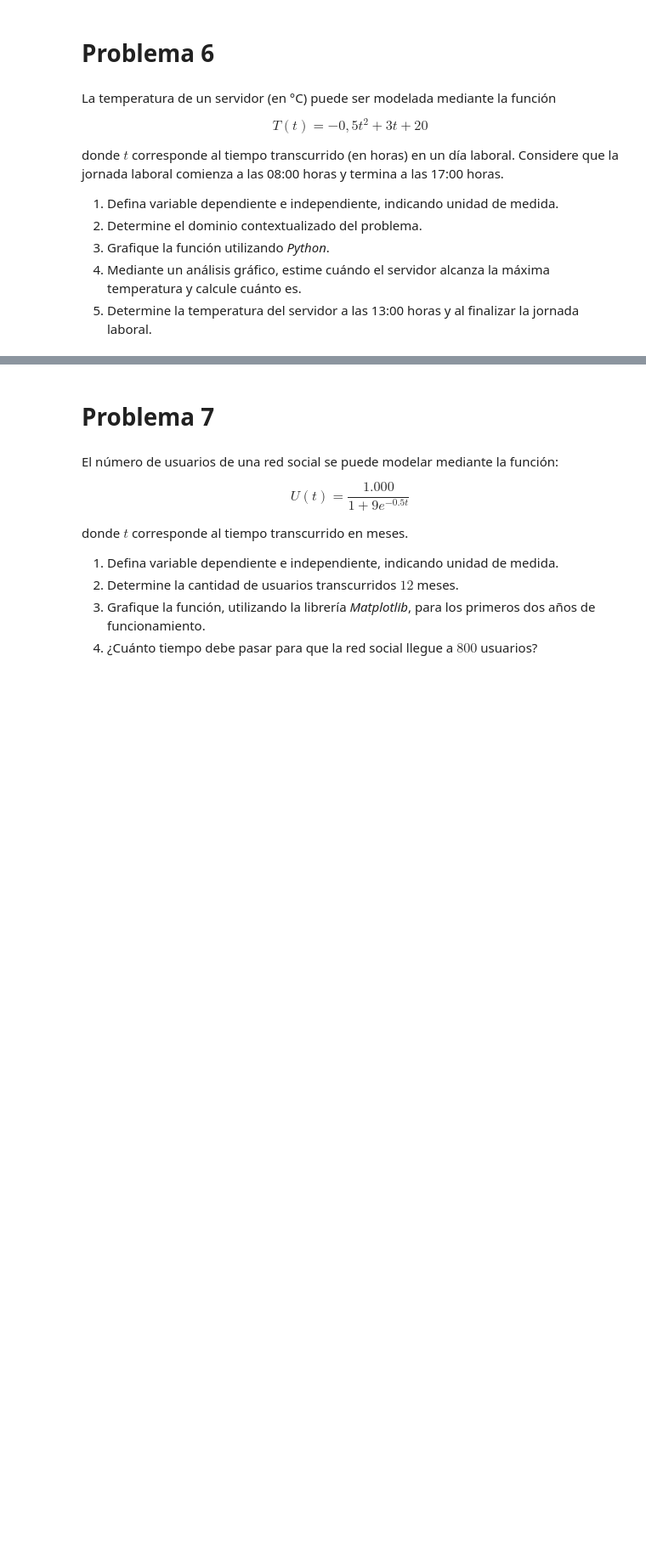
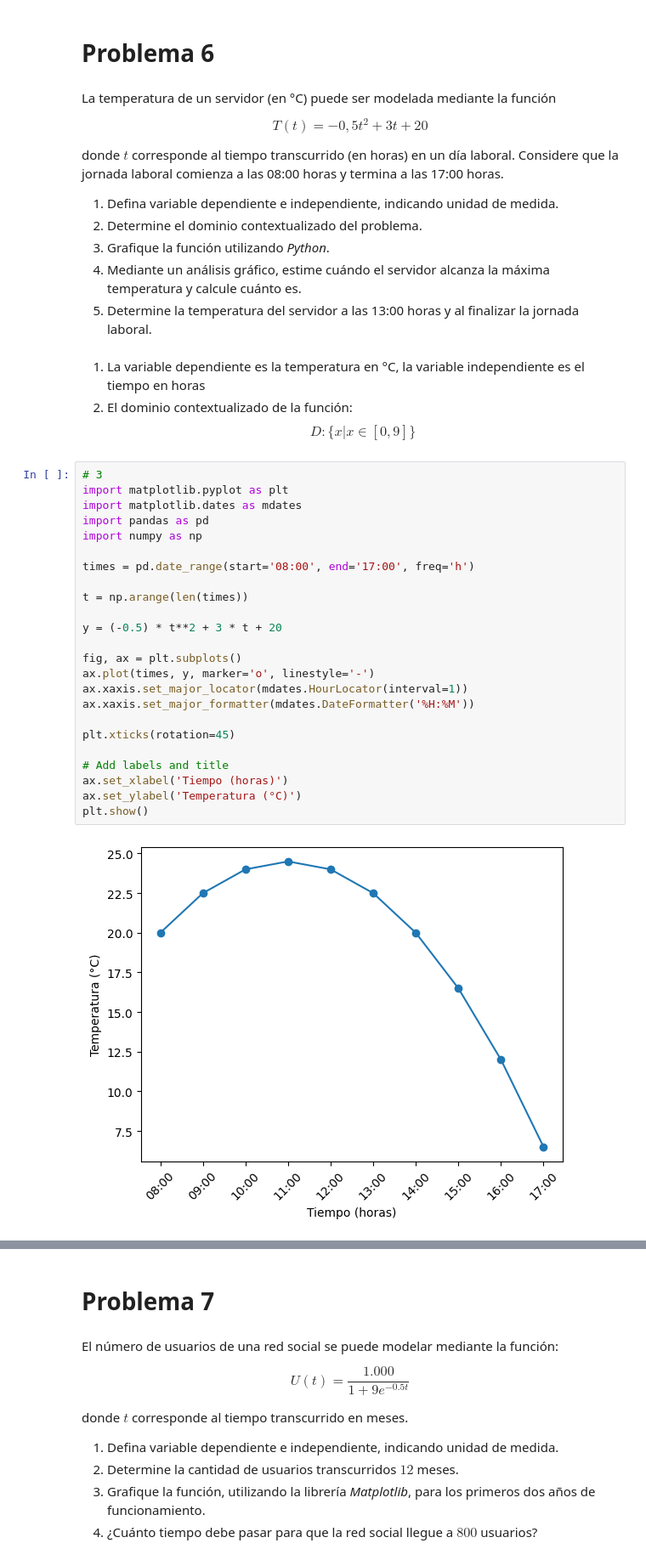
Before and after one commit to Kimulegen/matematica-aplicada, a Jupyter notebook: G1_Funciones.ipynb, the cells around one changed output, grey strips where cells are left out. Shown at 85% size. Cells and saved outputs as stored; diff of their text form; blank space fills up the shorter version.

```diff
--- a/G1_Funciones.ipynb
+++ b/G1_Funciones.ipynb
@@ -203,3 +205,33 @@ donde $t$ corresponde al tiempo transcurrido (en horas) en un día laboral. Cons
 3.  Grafique la función utilizando *Python*.
 4.  Mediante un análisis gráfico, estime cuándo el servidor alcanza la máxima temperatura y calcule cuánto es.
 5.  Determine la temperatura del servidor a las 13:00 horas y al finalizar la jornada laboral.
+# %% [markdown]
+1. La variable dependiente es la temperatura en °C, la variable independiente es el tiempo en horas
+2. El dominio contextualizado de la función:
+$$ D:\{x|x \in [0, 9]\}$$
+# %%
+# 3
+import matplotlib.pyplot as plt
+import matplotlib.dates as mdates
+import pandas as pd
+import numpy as np
+
+times = pd.date_range(start='08:00', end='17:00', freq='h')
+
+t = np.arange(len(times))
+
+y = (-0.5) * t**2 + 3 * t + 20
+
+fig, ax = plt.subplots()
+ax.plot(times, y, marker='o', linestyle='-')
+ax.xaxis.set_major_locator(mdates.HourLocator(interval=1))
+ax.xaxis.set_major_formatter(mdates.DateFormatter('%H:%M'))
+
+plt.xticks(rotation=45)
+
+# Add labels and title
+ax.set_xlabel('Tiempo (horas)')
+ax.set_ylabel('Temperatura (°C)')
+plt.show()
+# %% [output]
+[figure, added]
```
Also changed, not shown: parts of 7 cells of this notebook.
